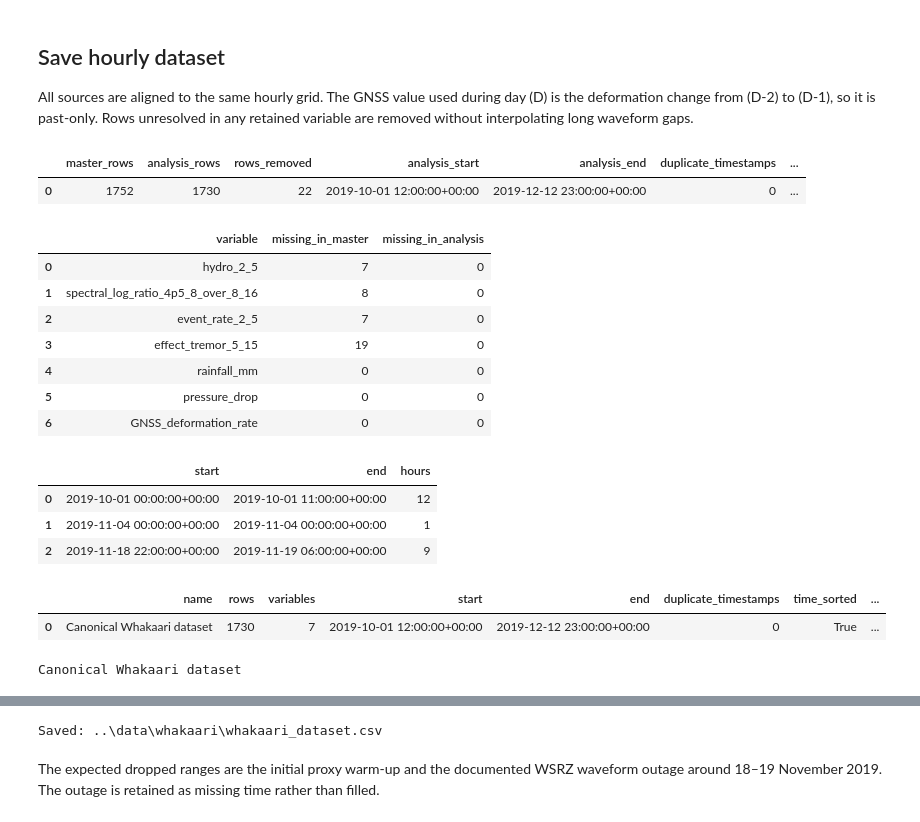
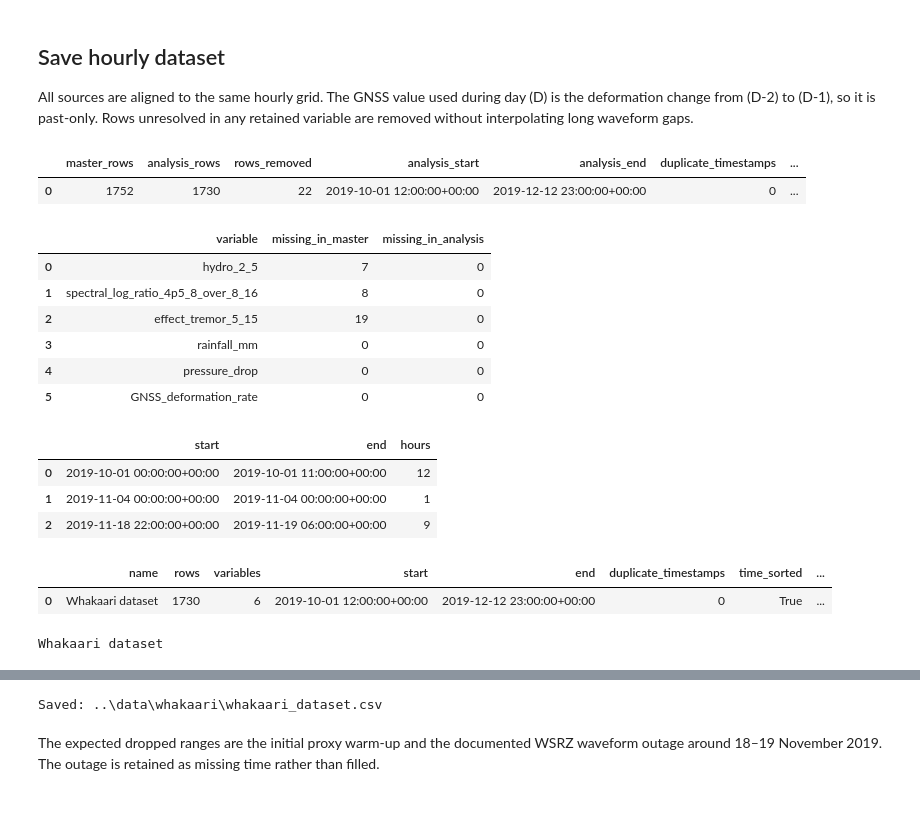
Before and after one commit to alectois/Distinguishing-Causes-and-Triggers-in-Volcanic-and-Seismic-Processes, a Jupyter notebook: notebooks/whakaari_data.ipynb, the cells around one changed output, grey strips where cells are left out. Saved outputs shown, nothing was run; the diff lists cells and outputs as text; code cells hidden in the pictures.

```diff
--- a/notebooks/whakaari_data.ipynb
+++ b/notebooks/whakaari_data.ipynb
@@ -125,47 +125,46 @@ whakaari_master = build_master_dataframe(
     start=WHAKAARI_START,
     end=WHAKAARI_END,
 )
 
 whakaari_dataset = prepare_analysis_dataframe(
     whakaari_master,
     required_columns=WHAKAARI_ANALYSIS_COLUMNS,
 )
 
 construction = preprocessing_report(
     rawest_df=whakaari_master,
     prepared_df=whakaari_dataset,
 )
 
 dataset_path = save_whakaari_analysis_dataset(
     whakaari_dataset,
     output_dir="../data/whakaari",
 )
 
 display(construction["summary"])
 display(construction["missing_by_variable"])
 display(construction["dropped_ranges"])
-display(dataset_health_report(whakaari_dataset, "Canonical Whakaari dataset"))
-display(distribution_summary(whakaari_dataset, "Canonical Whakaari dataset"))
+display(dataset_health_report(whakaari_dataset, "Whakaari dataset"))
+display(distribution_summary(whakaari_dataset, "Whakaari dataset"))
 
 print(f"Saved: {dataset_path}")
 # %% [output]
 |  | master_rows | analysis_rows | rows_removed | analysis_start | analysis_end | duplicate_timestamps | ... |
 | 0 | 1752 | 1730 | 22 | 2019-10-01 12:00:00+00:00 | 2019-12-12 23:00:00+00:00 | 0 | ... |
 |  | variable | missing_in_master | missing_in_analysis |
 | 0 | hydro_2_5 | 7 | 0 |
 | 1 | spectral_log_ratio_4p5_8_over_8_16 | 8 | 0 |
-| 2 | event_rate_2_5 | 7 | 0 |
-| 3 | effect_tremor_5_15 | 19 | 0 |
-| 4 | rainfall_mm | 0 | 0 |
-| 5 | pressure_drop | 0 | 0 |
-| 6 | GNSS_deformation_rate | 0 | 0 |
+| 2 | effect_tremor_5_15 | 19 | 0 |
+| 3 | rainfall_mm | 0 | 0 |
+| 4 | pressure_drop | 0 | 0 |
+| 5 | GNSS_deformation_rate | 0 | 0 |
 |  | start | end | hours |
 | 0 | 2019-10-01 00:00:00+00:00 | 2019-10-01 11:00:00+00:00 | 12 |
 | 1 | 2019-11-04 00:00:00+00:00 | 2019-11-04 00:00:00+00:00 | 1 |
 | 2 | 2019-11-18 22:00:00+00:00 | 2019-11-19 06:00:00+00:00 | 9 |
 |  | name | rows | variables | start | end | duplicate_timestamps | time_sorted | ... |
-| 0 | Canonical Whakaari dataset | 1730 | 7 | 2019-10-01 12:00:00+00:00 | 2019-12-12 23:00:00+00:00 | 0 | True | ... |
+| 0 | Whakaari dataset | 1730 | 6 | 2019-10-01 12:00:00+00:00 | 2019-12-12 23:00:00+00:00 | 0 | True | ... |
-Canonical Whakaari dataset
+Whakaari dataset
 |  | count | mean | std | min | median | max | skew | n_unique | missing_fraction |
 | GNSS_deformation_rate | 1730.0 | -0.000080 | 0.003545 | -8.880000e-03 | 0.000080 | 0.008900 | -0.189837 | 72 | 0.0 |
 | effect_tremor_5_15 | 1730.0 | 0.096068 | 0.210993 | 0.000000e+00 | 0.009117 | 2.163173 | 4.527196 | 958 | 0.0 |
```
Also changed, not shown: parts of 4 cells of this notebook, 8 other files.
